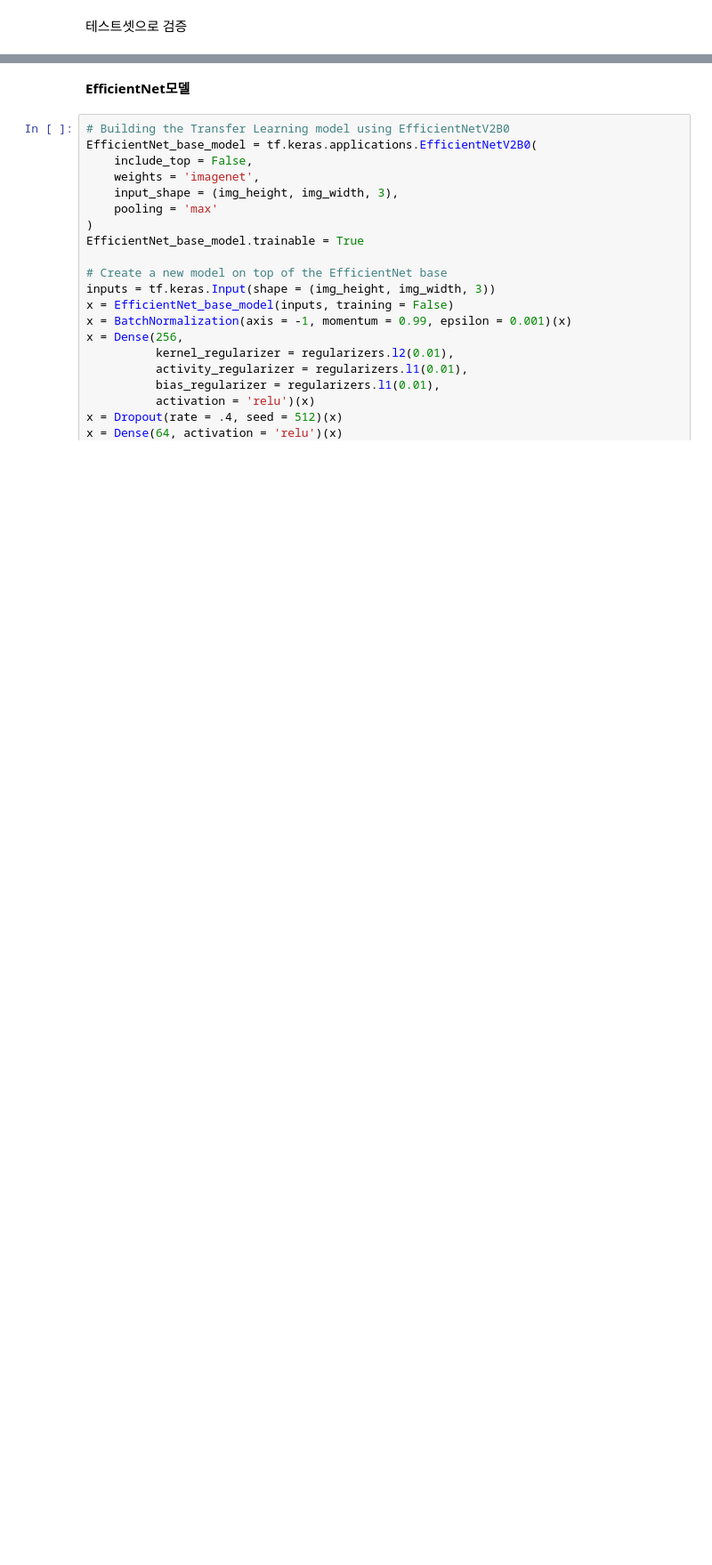
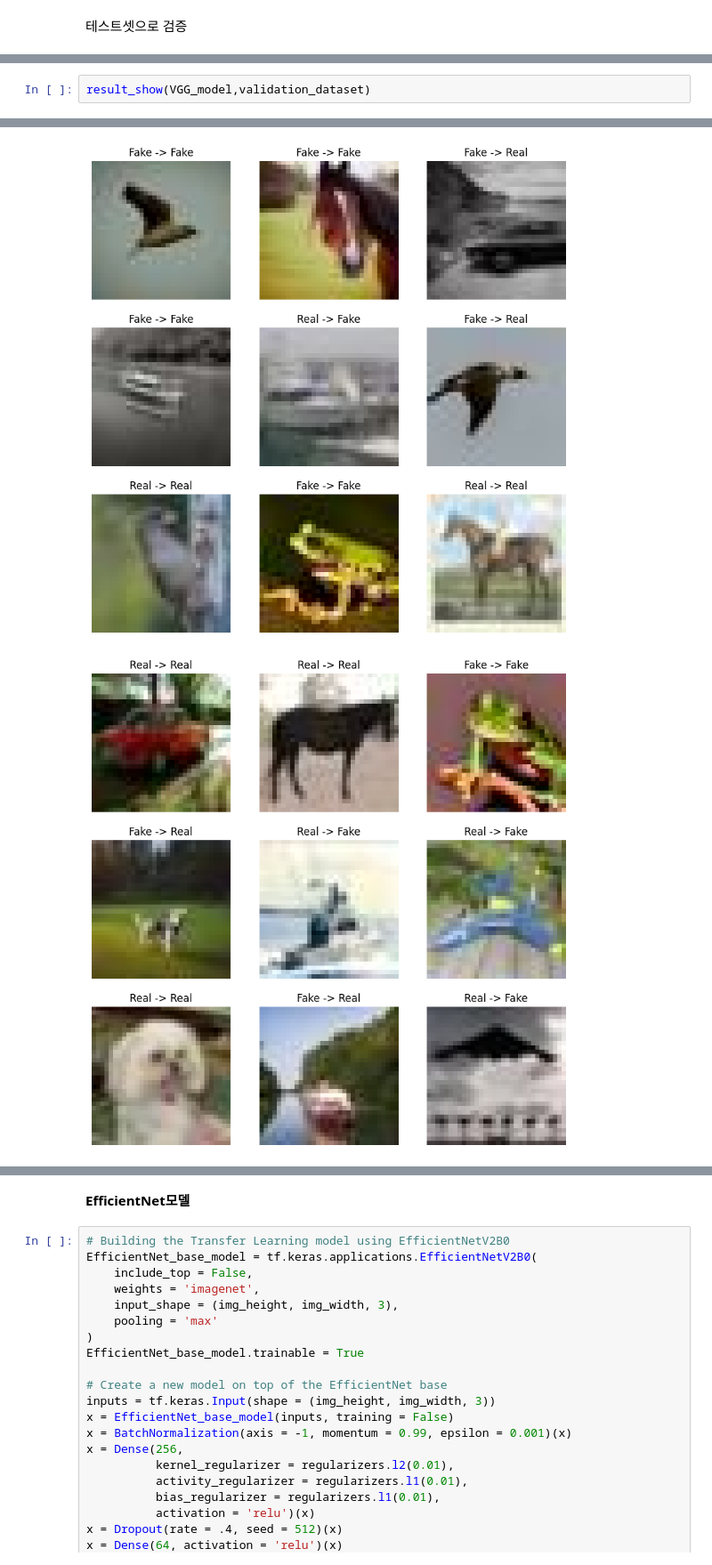
Before and after one commit to kky107102/ML_TEAM8, a Jupyter notebook: project.ipynb, the cells around one changed output, grey strips where cells are left out. Shown at 89% size. Saved outputs shown, nothing was run; the diff lists cells and outputs as text; blank space fills up the shorter version.

```diff
--- a/project.ipynb
+++ b/project.ipynb
@@ -511,0 +595,3 @@ test Recall: 0.8753
+# %%
+result_show(VGG_model,validation_dataset)
+# %% [output]
@@ -511,0 +599,2 @@ test Recall: 0.8753
+[figure, added]
+[figure, added]
```
Also changed, not shown: parts of 34 cells of this notebook.
